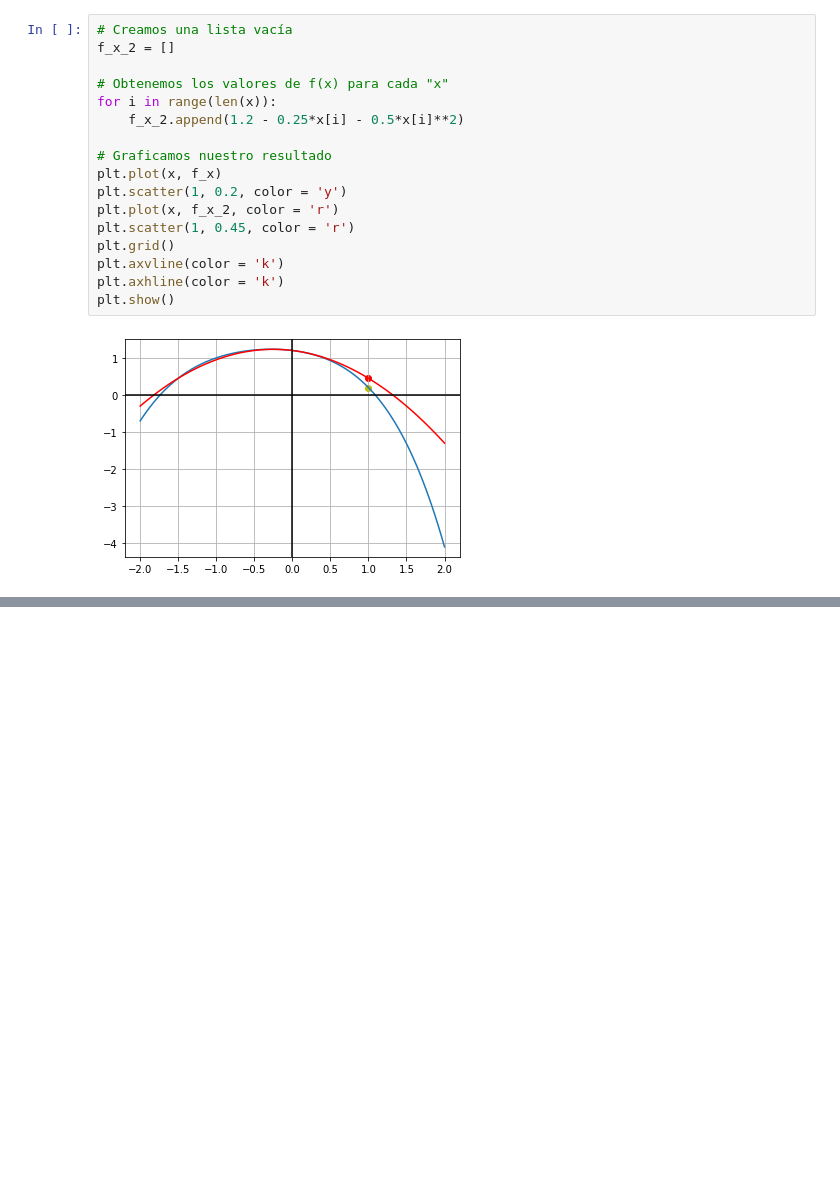
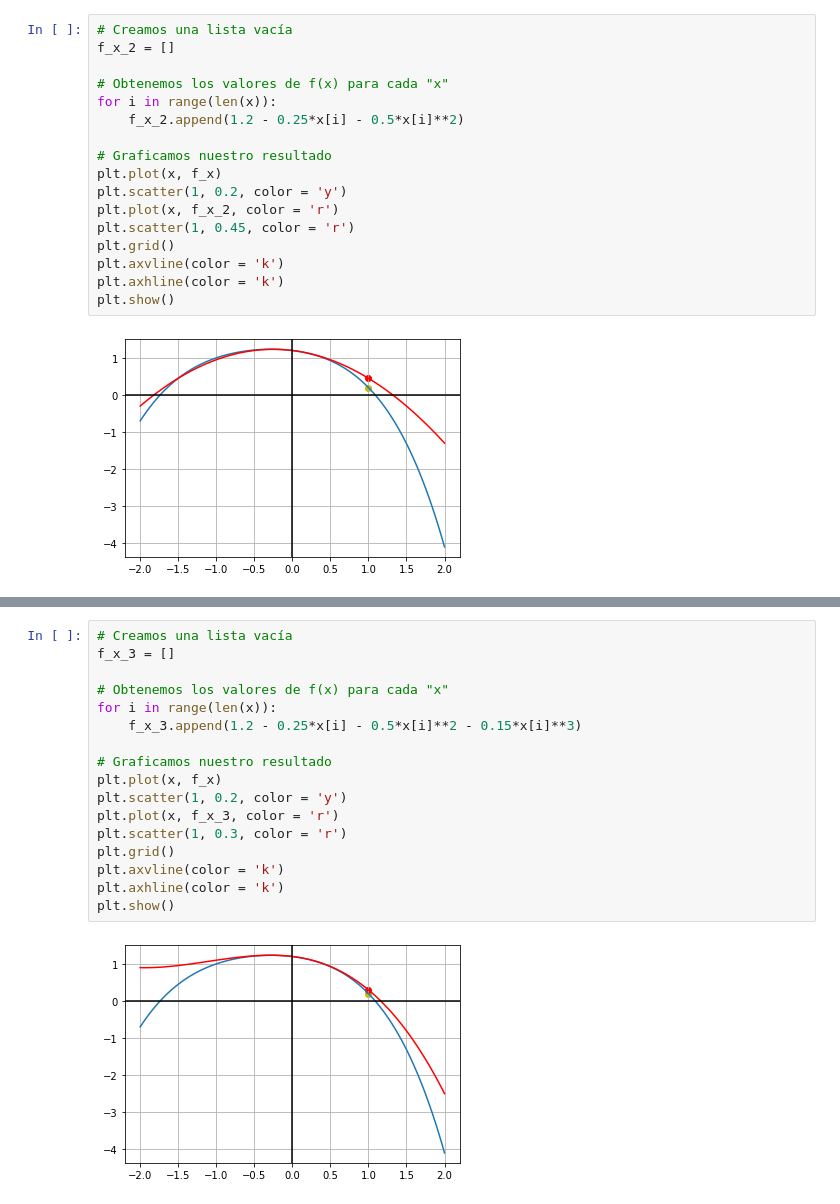
Before and after one commit to ASantosMorales/Numerical_Analysis, a Jupyter notebook: Serie_de_Taylor.ipynb, the cells around one changed output, grey strips where cells are left out. Saved outputs shown, nothing was run; the diff lists cells and outputs as text; blank space fills up the shorter version.

```diff
--- a/Serie_de_Taylor.ipynb
+++ b/Serie_de_Taylor.ipynb
@@ -189,0 +215,19 @@ plt.show()
+# %%
+# Creamos una lista vacía
+f_x_3 = []
+
+# Obtenemos los valores de f(x) para cada "x"
+for i in range(len(x)):
+    f_x_3.append(1.2 - 0.25*x[i] - 0.5*x[i]**2 - 0.15*x[i]**3)
+
+# Graficamos nuestro resultado
+plt.plot(x, f_x)
+plt.scatter(1, 0.2, color = 'y')
+plt.plot(x, f_x_3, color = 'r')
+plt.scatter(1, 0.3, color = 'r')
+plt.grid()
+plt.axvline(color = 'k')
+plt.axhline(color = 'k')
+plt.show()
+# %% [output]
+[figure, added]
```
Also changed, not shown: parts of 2 cells of this notebook.
